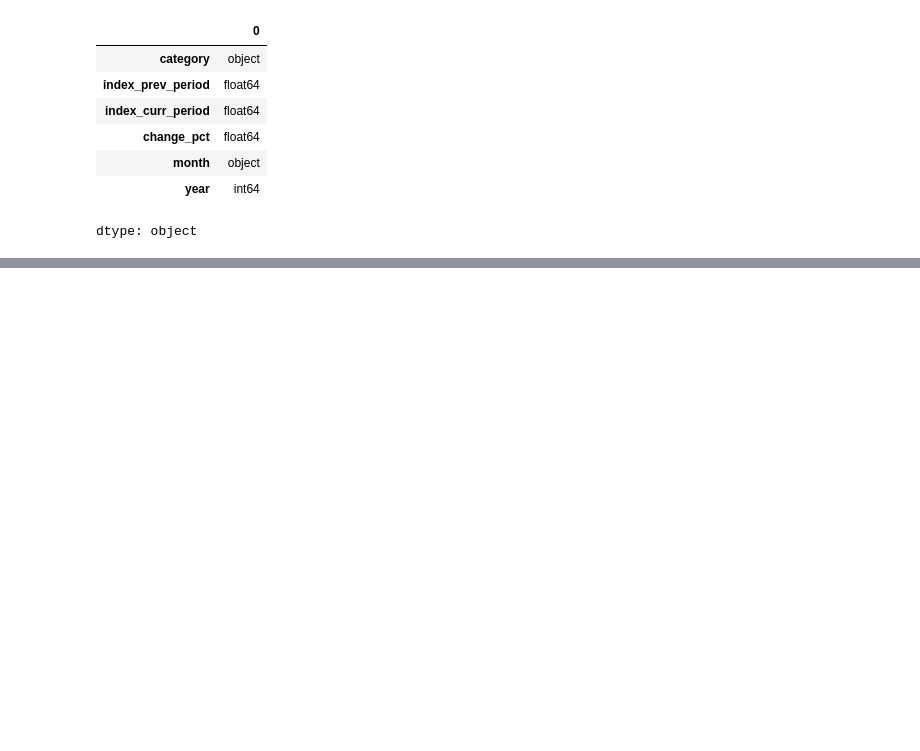
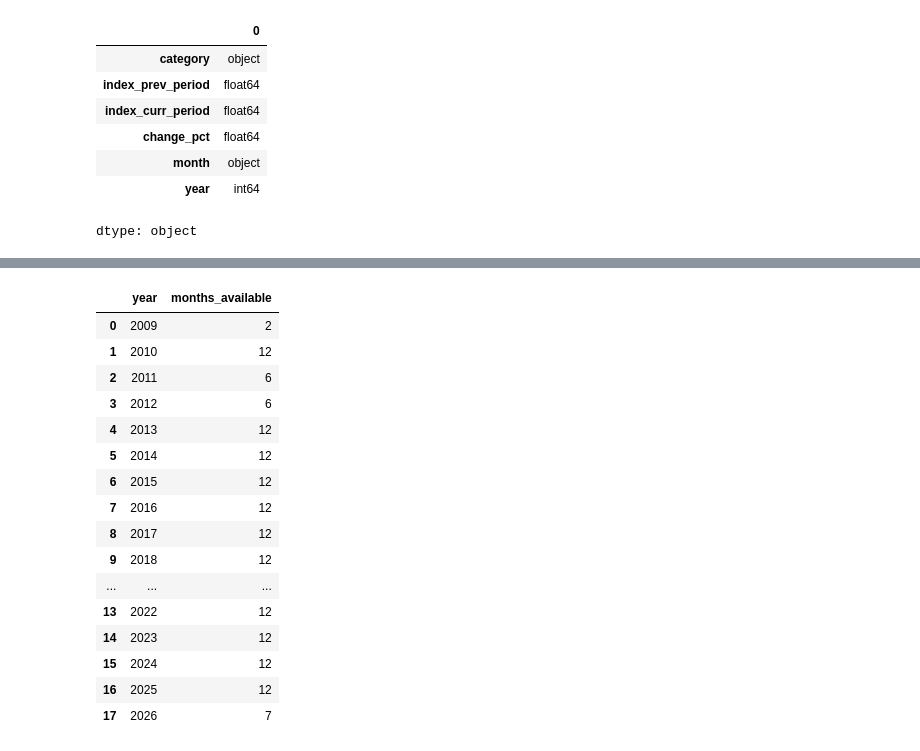
Before and after one commit to LaababImane/morocco-purchasing-power, a Jupyter notebook: notebooks/02_data_quality.ipynb, the cells around one changed output, grey strips where cells are left out. Drawn from its saved outputs; the diff is of its cells as text; code cells hidden in the pictures; blank space fills up the shorter version.

```diff
--- a/notebooks/02_data_quality.ipynb
+++ b/notebooks/02_data_quality.ipynb
@@ -304,0 +176,10 @@ Saved all three clean datasets.
+# %%
+import re
+pattern = re.compile(r"^(\d{2})\s*[-–]")
+
+monthly_df["category"] = monthly_df["category"].apply(
+    lambda cat: categories[pattern.match(cat).group(1)] if pattern.match(cat) else cat
+)
+yearly_df["category"] = yearly_df["category"].apply(
+    lambda cat: categories[pattern.match(cat).group(1)] if pattern.match(cat) else cat
+)
@@ -304,0 +205,6 @@ Saved all three clean datasets.
+# %%
+monthly_df["month"] = monthly_df["month"].str.lower().map(month_map)
+yearly_df["month"] = yearly_df["month"].str.lower().map(month_map)
+city_df["month"] = city_df["month"].str.lower().map(month_map)
+
+print(monthly_df["month"].isna().sum(), yearly_df["month"].isna().sum(), city_df["month"].isna().sum())
@@ -304,0 +250,10 @@ Saved all three clean datasets.
+# %%
+monthly_df["date"] = pd.to_datetime(
+    monthly_df["year"].astype(str) + "-" + monthly_df["month"].map(month_to_num).astype(str) + "-01"
+)
+yearly_df["date"] = pd.to_datetime(
+    yearly_df["year"].astype(str) + "-" + yearly_df["month"].map(month_to_num).astype(str) + "-01"
+)
+city_df["date"] = pd.to_datetime(
+    city_df["year"].astype(str) + "-" + city_df["month"].map(month_to_num).astype(str) + "-01"
+)
@@ -304,0 +269,23 @@ Saved all three clean datasets.
+# %%
+# months available
+coverage = monthly_df.groupby("year")["date"].nunique().reset_index()
+coverage.columns = ["year", "months_available"]
+coverage
+# %% [output]
+|  | year | months_available |
+| 0 | 2009 | 2 |
+| 1 | 2010 | 12 |
+| 2 | 2011 | 6 |
+| 3 | 2012 | 6 |
+| 4 | 2013 | 12 |
+| 5 | 2014 | 12 |
+| 6 | 2015 | 12 |
+| 7 | 2016 | 12 |
+| 8 | 2017 | 12 |
+| 9 | 2018 | 12 |
+| ... | ... | ... |
+| 13 | 2022 | 12 |
+| 14 | 2023 | 12 |
+| 15 | 2024 | 12 |
+| 16 | 2025 | 12 |
+| 17 | 2026 | 7 |
```
Also changed, not shown: parts of 64 cells of this notebook, 5 other files.
